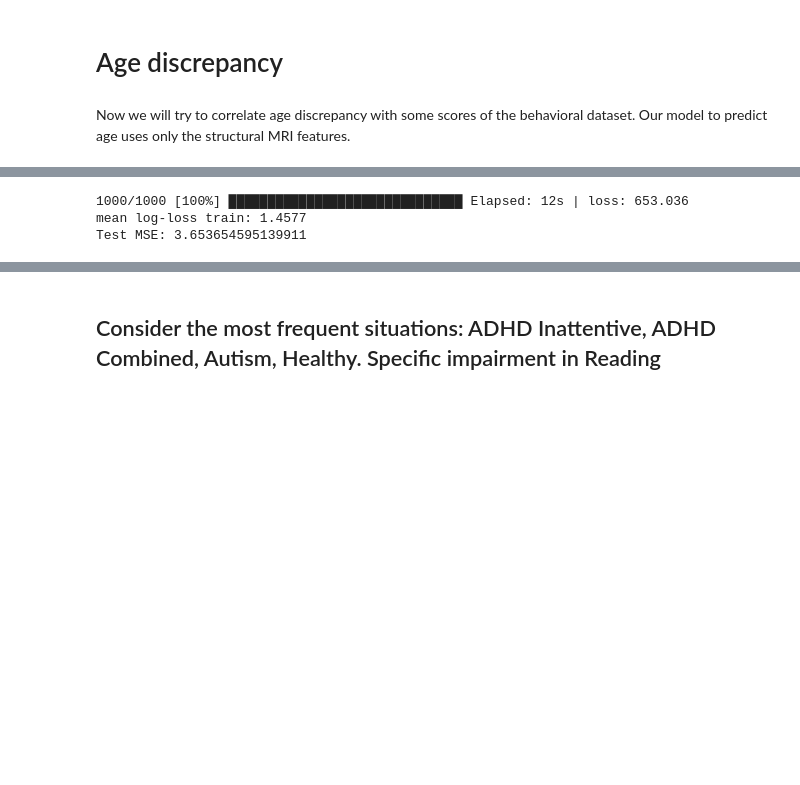
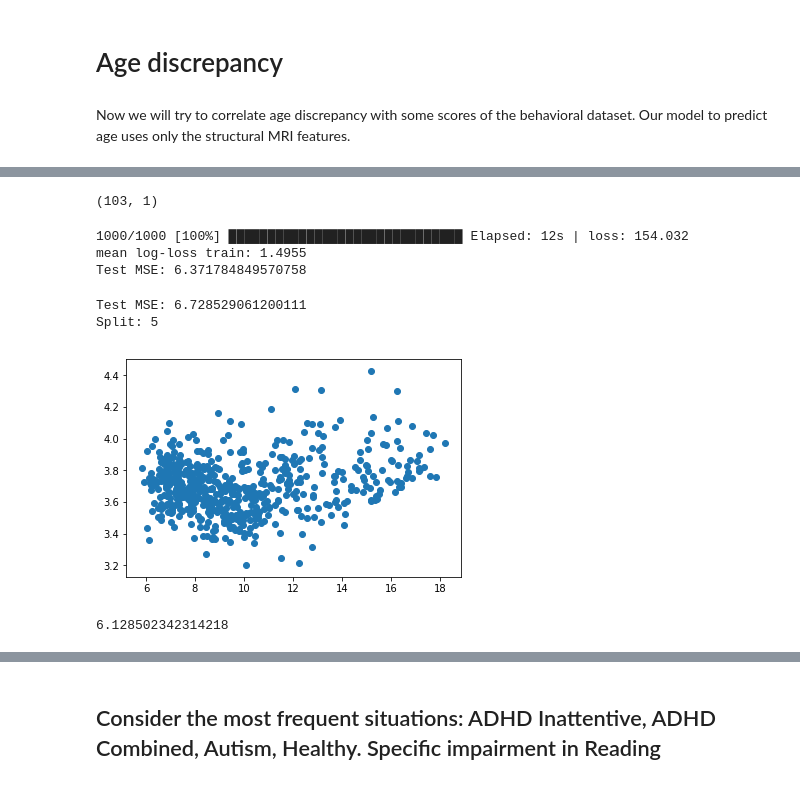
Before and after one commit to alestolfo/ds-lab, a Jupyter notebook: Age discrepancy (Exclude 4 major diseases from training set).ipynb, the cells around one changed output, grey strips where cells are left out. Drawn from its saved outputs; the diff is of its cells as text; code cells hidden in the pictures; blank space fills up the shorter version.

```diff
--- a/Age discrepancy (Exclude 4 major diseases from training set).ipynb
+++ b/Age discrepancy (Exclude 4 major diseases from training set).ipynb
@@ -29,6 +29,6 @@ Use the retry module or similar alternatives.
 # %%
 # Fix age threshold
-threshold = 16
+threshold = 30
 # %%
 # Behavioral data
 behavioral = pd.read_csv('data/Behavioral/cleaned/HBNFinalSummaries.csv')
@@ -100,7 +100,7 @@ X_train_init = np.array(X_train, dtype=np.float64)
 y_train_init  = np.array(y_train, dtype=np.float64)
 
 # split the healthy
-X_train_h, X_test_h, y_train_h, y_test_h = train_test_split(X_healthy, y_healthy, test_size=0.5, random_state=8)
+X_train_h, X_test_h, y_train_h, y_test_h = train_test_split(X_healthy, y_healthy, test_size=0.3, random_state=8)
 y_train_h = y_train_h.reshape((-1,1))
 y_test_h = y_test_h.reshape((-1,1))
 ID_train_h = X_train_h[:,0]
@@ -116,9 +116,13 @@ ID_test = np.concatenate((ID_test_init, ID_test_h))
 y_test = np.concatenate((y_test_init, y_test_h))
 X_test = np.concatenate((X_test_init, X_test_h))
 
-ID_train = np.concatenate((ID_train_init, ID_train_h))
-y_train = np.concatenate((y_train_init, y_train_h))
-X_train = np.concatenate((X_train_init, X_train_h))
+ID_train = ID_train_h
+y_train = y_train_h
+X_train = X_train_h
+# %%
+y_train.shape
+# %% [output]
+(103, 1)
 # %%
 # Set model parameters
 ndim_x=X_train.shape[1]
@@ -128,7 +132,7 @@ n = X_train.shape[0]
 d = X_train.shape[1]+y_train.shape[1]
 h = n**(-1/(d+1))
 # Define the model
-model = MixtureDensityNetwork('MDN', ndim_x, ndim_y, n_centers=10, hidden_sizes=(16, 16), hidden_nonlinearity=tf.nn.tanh,
+model = MixtureDensityNetwork('MDNe', ndim_x, ndim_y, n_centers=10, hidden_sizes=(16, 16), hidden_nonlinearity=tf.nn.tanh,
                n_training_epochs=1000, x_noise_std=h, y_noise_std=h, adaptive_noise_fn=None, entropy_reg_coef=0.0,
                weight_decay=0.0, weight_normalization=True, data_normalization=True, dropout=0.0, l2_reg=0.0, l1_reg=0.0,
                random_seed=42)
@@ -140,9 +144,50 @@ y_pred = y_pred.reshape((-1,1))
 y_pred.shape
 print('Test MSE: {}'.format(mean_squared_error(y_pred, y_test)))
 # %% [output]
-1000/1000 [100%] ██████████████████████████████ Elapsed: 12s | loss: 653.036
-mean log-loss train: 1.4577
-Test MSE: 3.653654595139911
+1000/1000 [100%] ██████████████████████████████ Elapsed: 12s | loss: 154.032
+mean log-loss train: 1.4955
+Test MSE: 6.371784849570758
+# %%
+# Random Forest
+pipe1 = Pipeline([ ('scaling', StandardScaler()),
+  ('regression', RandomForestRegressor(n_estimators=200, n_jobs=4))
+])
+
+# SVM
+pipe2 = Pipeline([ ('scaling', StandardScaler()),
+  ('feat_select', SelectFromModel(ExtraTreesRegressor(100))),
+  ('regression', SVR(kernel='rbf', C=1, epsilon=0.1))
+])
+
+# Set model parameters
+ndim_x=X_train.shape[1]
+ndim_y=y_train.shape[1]
+# We try the "faster decay rate for non-gaussian data" proposed in the paper: h = n^(-1/(d+1))
+n = X_train.shape[0]
+d = X_train.shape[1]+y_train.shape[1]
+h = n**(-1/(d+1))
+# Define the model
+model = pipe1
+# Fit
+model.fit(X_train, y_train)
+# Predict
+y_pred = model.predict(X_test)
+y_pred = y_pred.reshape((-1,1))
+y_pred.shape
+print('Test MSE: {}'.format(mean_squared_error(y_pred, y_test)))
+res_cv = cv(model=pipe2, data=X_train, labels=y_train.reshape([y_train.shape[0]]), n_splits=5)
+# %% [output]
+Test MSE: 6.728529061200111
+Split: 5
+# %%
+plt.scatter( model.mean_(X_test), model.std_(X_test))
+plt.show()
+# %% [output]
+[figure, added]
+# %%
+np.mean(res_cv)
+# %% [output]
+6.128502342314218
 # %%
 # Define discrepancy
 std = model.std_(X_test)
```
Also changed, not shown: parts of 14 cells of this notebook, 3 other files.
